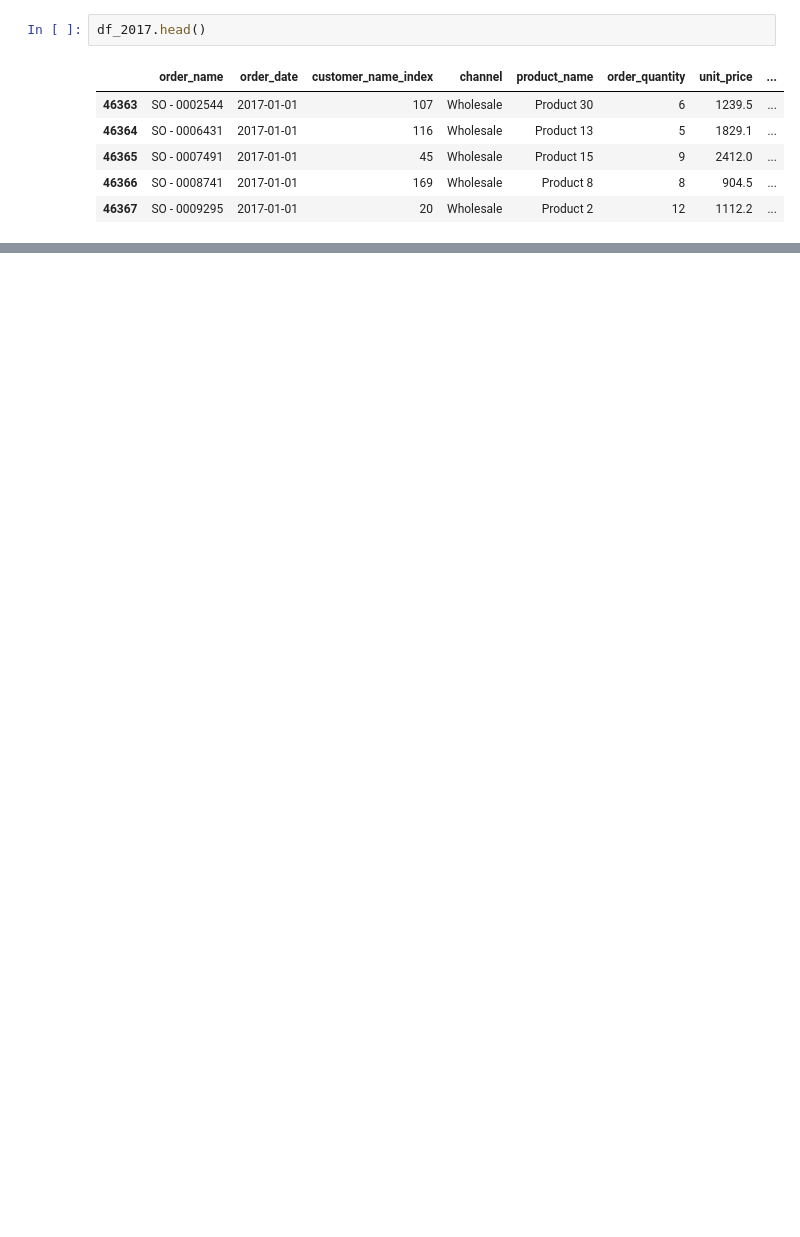
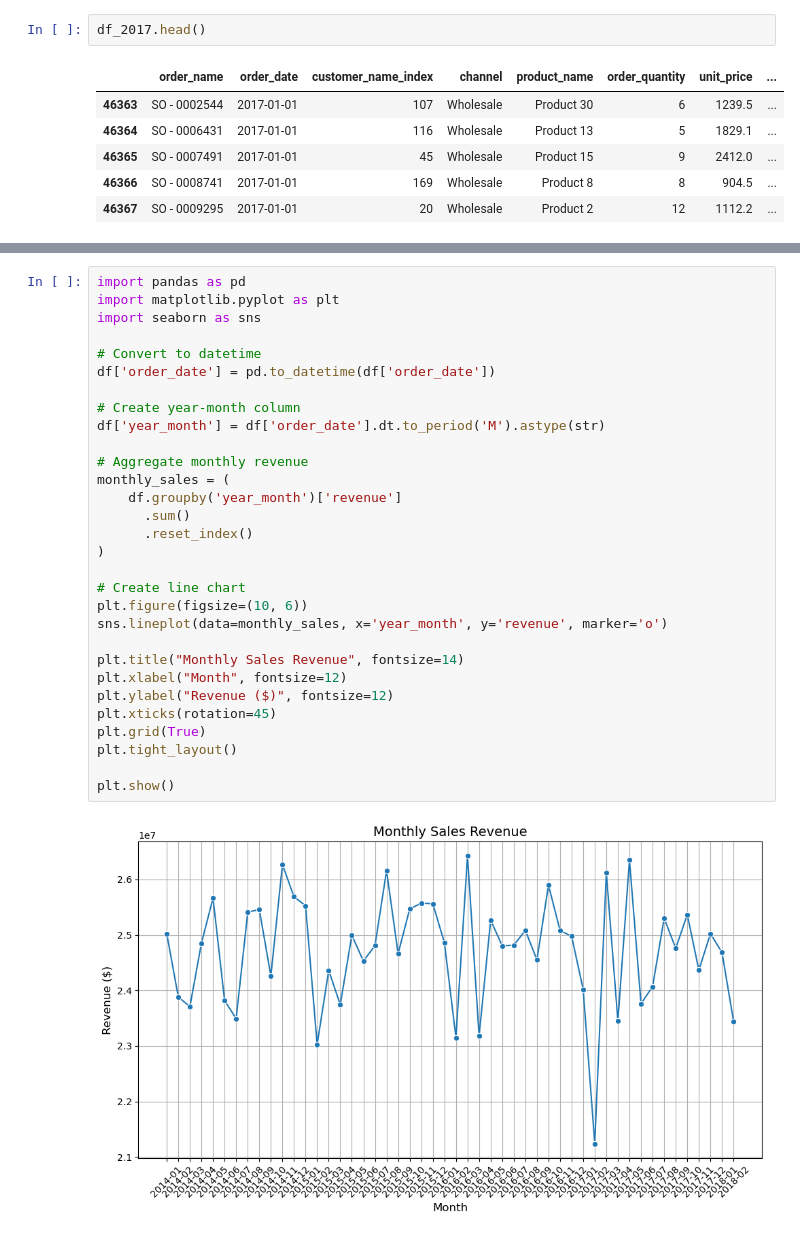
Before and after one commit to shivamx0309/Sales-Analysis, a Jupyter notebook: Regional Sales Analysis.ipynb, the cells around one changed output, grey strips where cells are left out. Saved outputs shown, nothing was run; the diff lists cells and outputs as text; blank space fills up the shorter version.

```diff
--- a/Regional Sales Analysis.ipynb
+++ b/Regional Sales Analysis.ipynb
@@ -360,0 +400,32 @@ df_2017.head()
+# %%
+import pandas as pd
+import matplotlib.pyplot as plt
+import seaborn as sns
+
+# Convert to datetime
+df['order_date'] = pd.to_datetime(df['order_date'])
+
+# Create year-month column
+df['year_month'] = df['order_date'].dt.to_period('M').astype(str)
+
+# Aggregate monthly revenue
+monthly_sales = (
+    df.groupby('year_month')['revenue']
+      .sum()
+      .reset_index()
+)
+
+# Create line chart
+plt.figure(figsize=(10, 6))
+sns.lineplot(data=monthly_sales, x='year_month', y='revenue', marker='o')
+
+plt.title("Monthly Sales Revenue", fontsize=14)
+plt.xlabel("Month", fontsize=12)
+plt.ylabel("Revenue ($)", fontsize=12)
+plt.xticks(rotation=45)
+plt.grid(True)
+plt.tight_layout()
+
+plt.show()
+# %% [output]
+[figure, added]
```
Also changed, not shown: parts of 29 cells of this notebook, 2 other files.
